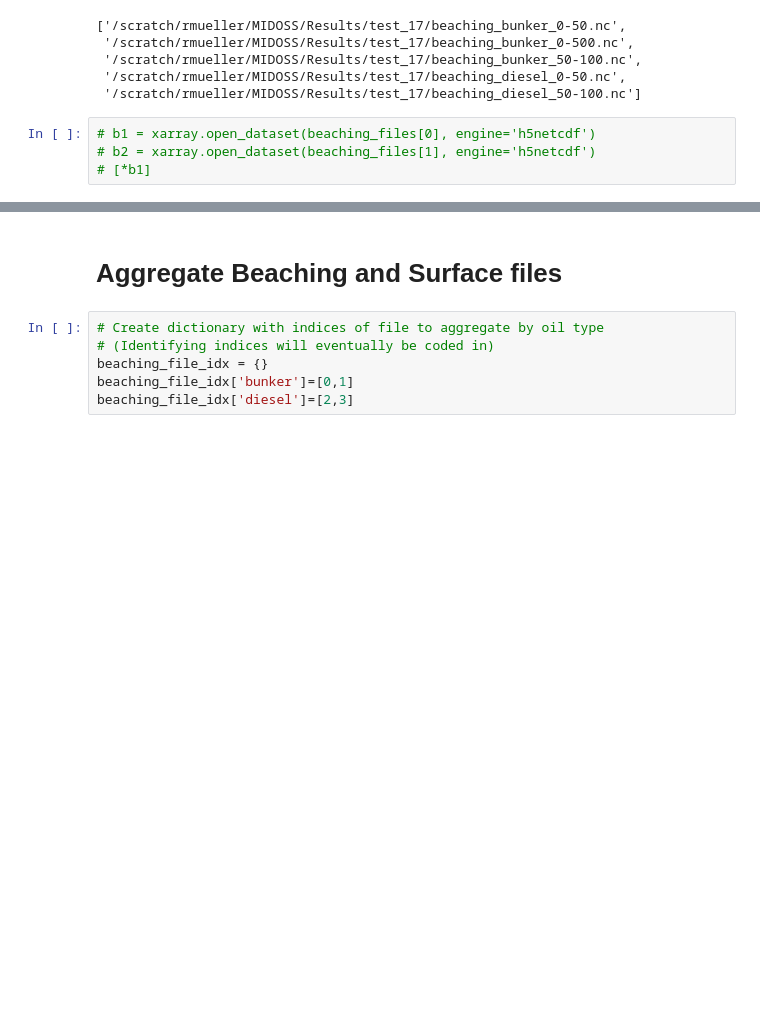
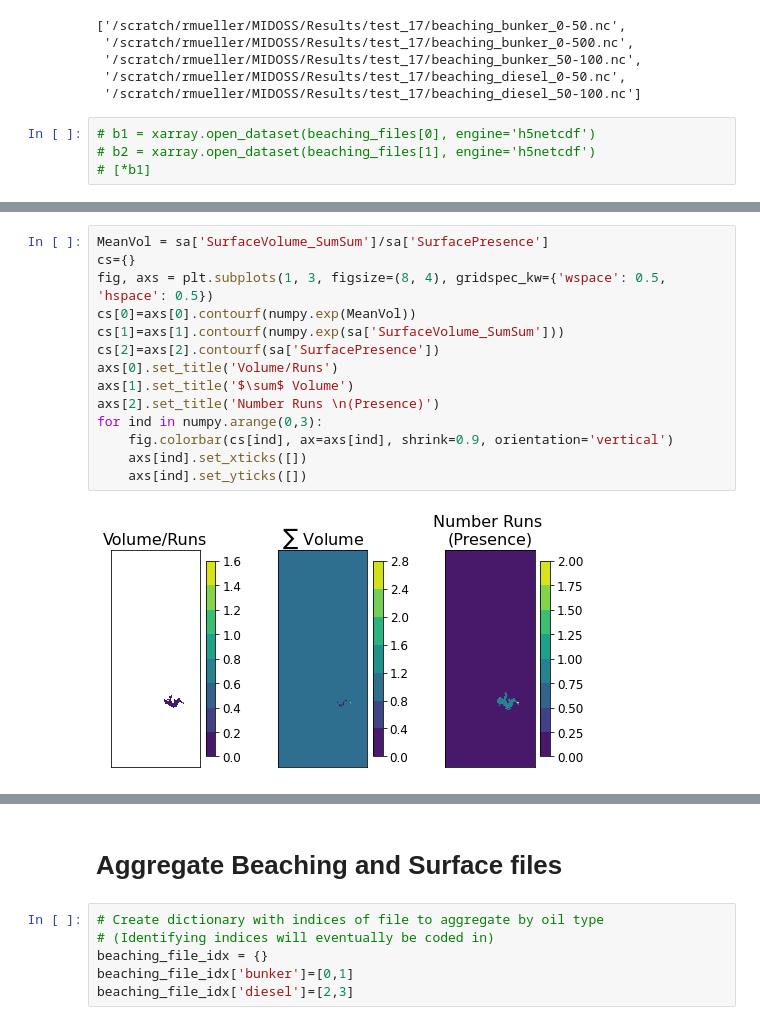
Before and after one commit to MIDOSS/analysis-rachael, a Jupyter notebook: notebooks/monte_carlo_dev/dev_combine_aggregated_oil_spills.ipynb, the cells around one changed output, grey strips where cells are left out. Cells and saved outputs as stored; diff of their text form; blank space fills up the shorter version.

```diff
--- a/notebooks/monte_carlo_dev/dev_combine_aggregated_oil_spills.ipynb
+++ b/notebooks/monte_carlo_dev/dev_combine_aggregated_oil_spills.ipynb
@@ -122,0 +256,16 @@ beaching_files
+# %%
+MeanVol = sa['SurfaceVolume_SumSum']/sa['SurfacePresence']
+cs={}
+fig, axs = plt.subplots(1, 3, figsize=(8, 4), gridspec_kw={'wspace': 0.5, 'hspace': 0.5})
+cs[0]=axs[0].contourf(numpy.exp(MeanVol))
+cs[1]=axs[1].contourf(numpy.exp(sa['SurfaceVolume_SumSum']))
+cs[2]=axs[2].contourf(sa['SurfacePresence'])
+axs[0].set_title('Volume/Runs')
+axs[1].set_title('$\sum$ Volume')
+axs[2].set_title('Number Runs \n(Presence)')
+for ind in numpy.arange(0,3):
+    fig.colorbar(cs[ind], ax=axs[ind], shrink=0.9, orientation='vertical')
+    axs[ind].set_xticks([])
+    axs[ind].set_yticks([])
+# %% [output]
+[figure, added]
```
Also changed, not shown: parts of 14 cells of this notebook.
